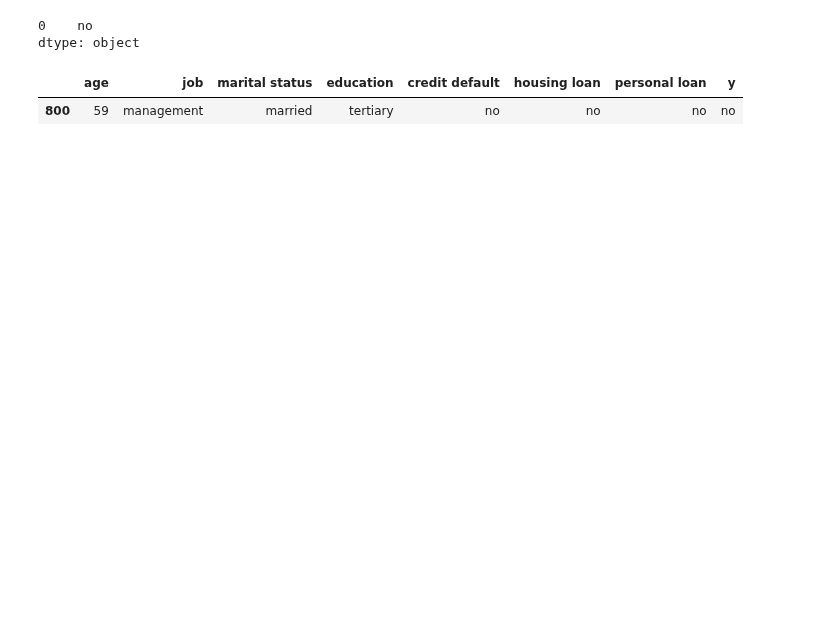
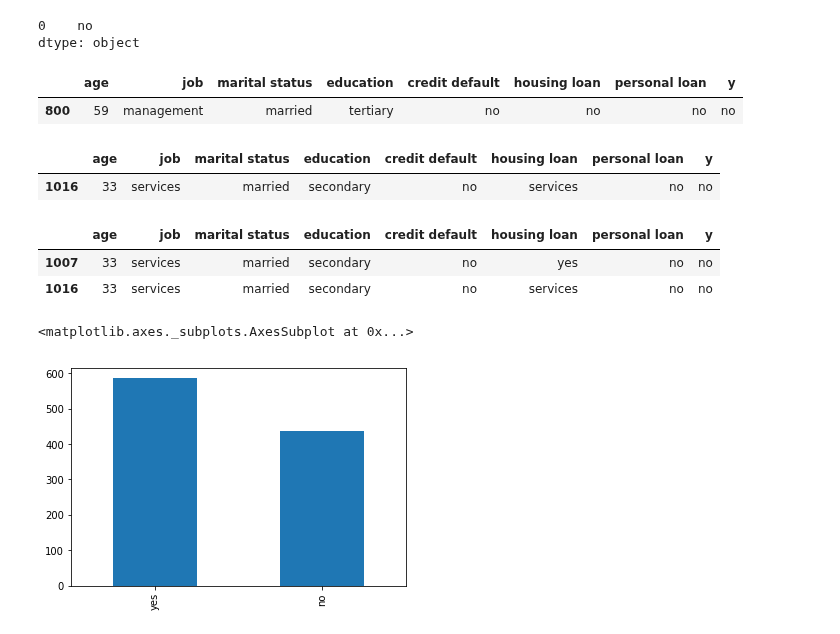
Before and after one commit to lokeshkumarn/Notebooks, a Jupyter notebook: BankTermDeposit.ipynb, the cells around one changed output. Cells and saved outputs as stored; diff of their text form; code cells hidden in the pictures; blank space fills up the shorter version.

```diff
--- a/BankTermDeposit.ipynb
+++ b/BankTermDeposit.ipynb
@@ -889,3 +877,21 @@ data.loc[(data['age']==59) &
 # %% [output]
 |  | age | job | marital status | education | credit default | housing loan | personal loan | y |
 | 800 | 59 | management | married | tertiary | no | no | no | no |
+# %%
+data[data['housing loan']=='services']
+# %% [output]
+|  | age | job | marital status | education | credit default | housing loan | personal loan | y |
+| 1016 | 33 | services | married | secondary | no | services | no | no |
+# %%
+data.loc[(data['age']==33) &
+         (data['job']=='services') &
+         (data['marital status']=='married')&
+         (data['education']=='secondary') &
+         (data['credit default']=='no') &
+         (data['personal loan'] =='no') &
+         (data['y']=='no')
+        ]
+# %% [output]
+|  | age | job | marital status | education | credit default | housing loan | personal loan | y |
+| 1007 | 33 | services | married | secondary | no | yes | no | no |
+| 1016 | 33 | services | married | secondary | no | services | no | no |
@@ -891,0 +908,5 @@ data.loc[(data['age']==59) &
+# %%
+data['housing loan'].value_counts().plot(kind='bar')
+# %% [output]
+<matplotlib.axes._subplots.AxesSubplot at 0x...>
+[figure, added]
```
Also changed, not shown: parts of 23 cells of this notebook.
